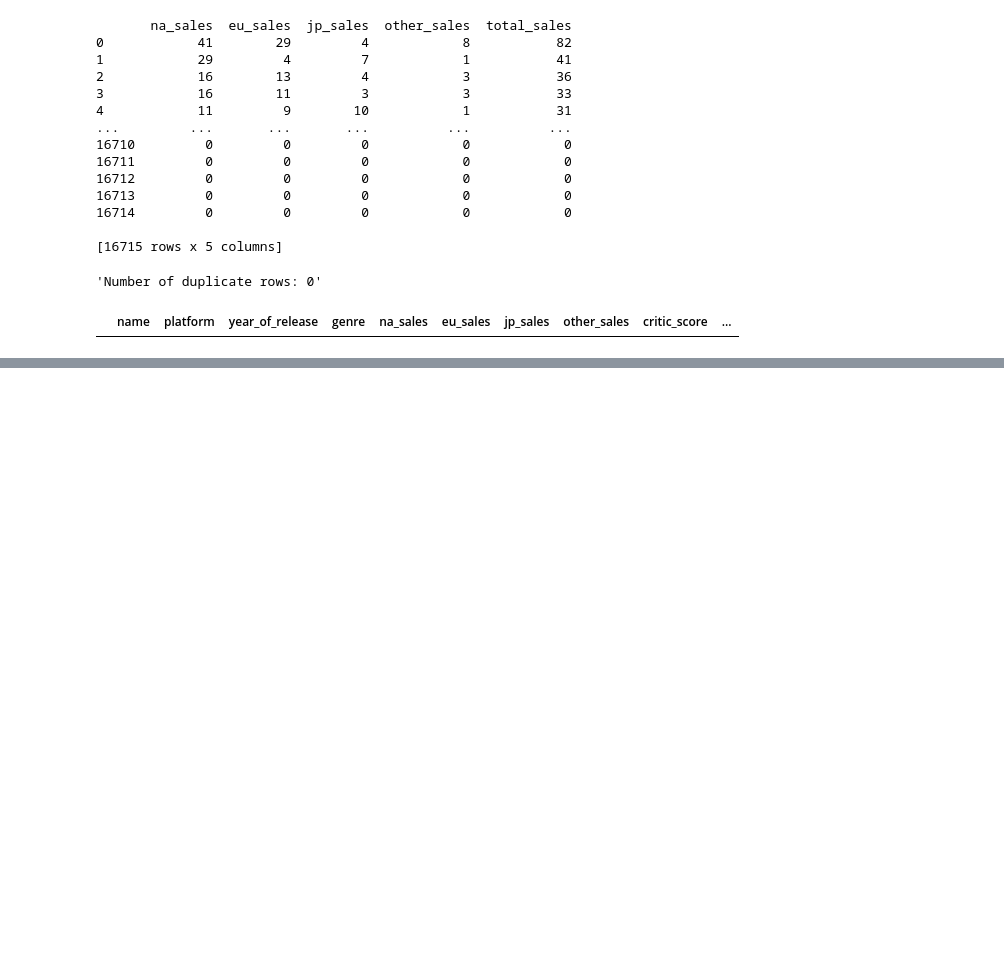
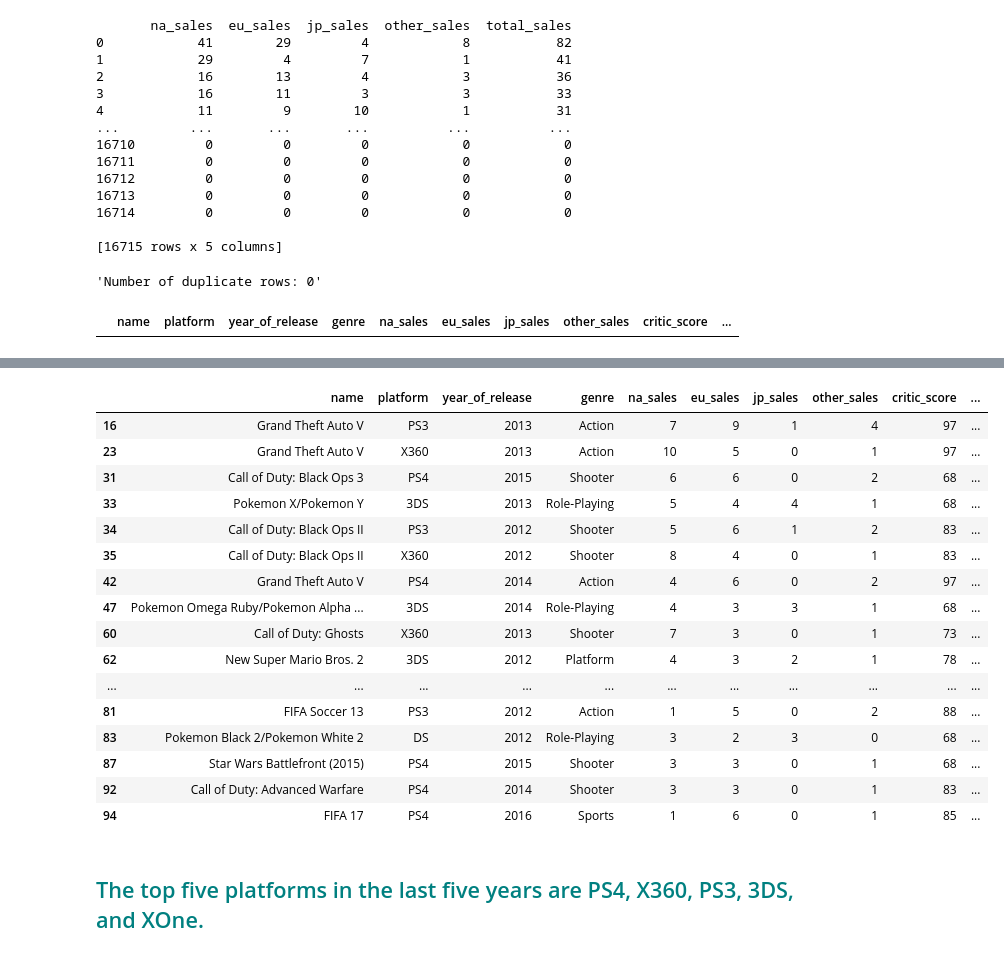
Before and after one commit to brandonbeckmusic/int-proj, a Jupyter notebook: project.ipynb, the cells around one changed output, grey strips where cells are left out. Cells and saved outputs as stored; diff of their text form; code cells hidden in the pictures; blank space fills up the shorter version.

```diff
--- a/project.ipynb
+++ b/project.ipynb
@@ -166,8 +166,8 @@ print(critic_mean)
 # %% [output]
 68.96767850559173
 # %%
-critic_median = df['critic_score'].median()
-df['critic_score'] = df['critic_score'].fillna(median_value)
+critic_median = df['critic_score'].mean()
+df['critic_score'] = df['critic_score'].fillna(critic_median)
 df['critic_score'] = df['critic_score'].astype('int64')
 df.info()
 # %% [output]
@@ -276,0 +495,23 @@ display(duplicates)
+# %%
+
+filtered_data = df[(df['year_of_release'] >= 2012) & (df['year_of_release'] <= 2016)]
+
+display(filtered_data.head(20))
+# %% [output]
+|  | name | platform | year_of_release | genre | na_sales | eu_sales | jp_sales | other_sales | critic_score | ... |
+| 16 | Grand Theft Auto V | PS3 | 2013 | Action | 7 | 9 | 1 | 4 | 97 | ... |
+| 23 | Grand Theft Auto V | X360 | 2013 | Action | 10 | 5 | 0 | 1 | 97 | ... |
+| 31 | Call of Duty: Black Ops 3 | PS4 | 2015 | Shooter | 6 | 6 | 0 | 2 | 68 | ... |
+| 33 | Pokemon X/Pokemon Y | 3DS | 2013 | Role-Playing | 5 | 4 | 4 | 1 | 68 | ... |
+| 34 | Call of Duty: Black Ops II | PS3 | 2012 | Shooter | 5 | 6 | 1 | 2 | 83 | ... |
+| 35 | Call of Duty: Black Ops II | X360 | 2012 | Shooter | 8 | 4 | 0 | 1 | 83 | ... |
+| 42 | Grand Theft Auto V | PS4 | 2014 | Action | 4 | 6 | 0 | 2 | 97 | ... |
+| 47 | Pokemon Omega Ruby/Pokemon Alpha ... | 3DS | 2014 | Role-Playing | 4 | 3 | 3 | 1 | 68 | ... |
+| 60 | Call of Duty: Ghosts | X360 | 2013 | Shooter | 7 | 3 | 0 | 1 | 73 | ... |
+| 62 | New Super Mario Bros. 2 | 3DS | 2012 | Platform | 4 | 3 | 2 | 1 | 78 | ... |
+| ... | ... | ... | ... | ... | ... | ... | ... | ... | ... | ... |
+| 81 | FIFA Soccer 13 | PS3 | 2012 | Action | 1 | 5 | 0 | 2 | 88 | ... |
+| 83 | Pokemon Black 2/Pokemon White 2 | DS | 2012 | Role-Playing | 3 | 2 | 3 | 0 | 68 | ... |
+| 87 | Star Wars Battlefront (2015) | PS4 | 2015 | Shooter | 3 | 3 | 0 | 1 | 68 | ... |
+| 92 | Call of Duty: Advanced Warfare | PS4 | 2014 | Shooter | 3 | 3 | 0 | 1 | 83 | ... |
+| 94 | FIFA 17 | PS4 | 2016 | Sports | 1 | 6 | 0 | 1 | 85 | ... |
@@ -276,0 +533,2 @@ display(duplicates)
+# %% [markdown]
+<h2 style="color: teal;">The top five platforms in the last five years are PS4, X360, PS3, 3DS, and XOne.</h2>
```
Also changed, not shown: parts of 32 cells of this notebook.
